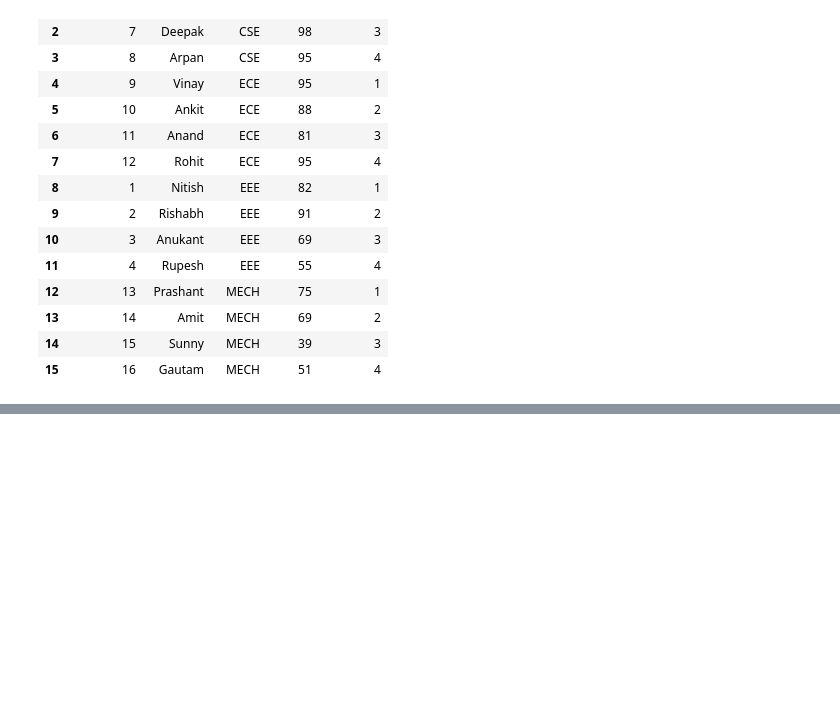
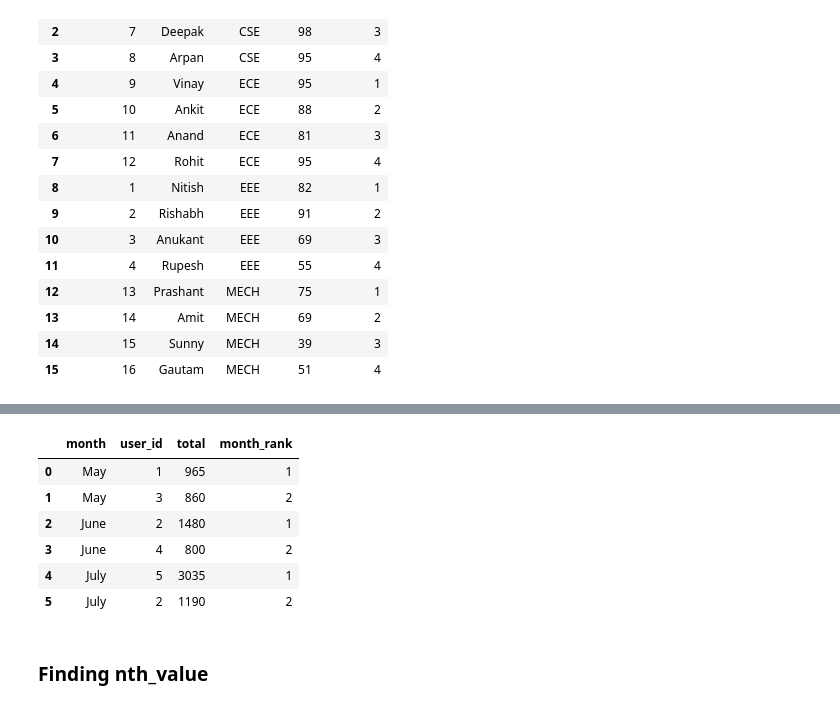
Before and after one commit to ndangol4873/ML_NOTE, a Jupyter notebook: SQL/Python_4_sql/Window_function.ipynb, the cells around one changed output, grey strips where cells are left out. Drawn from its saved outputs; the diff is of its cells as text; code cells hidden in the pictures; blank space fills up the shorter version.

```diff
--- a/SQL/Python_4_sql/Window_function.ipynb
+++ b/SQL/Python_4_sql/Window_function.ipynb
@@ -278,0 +289,23 @@ Error creating table: The truth value of a DataFrame is ambiguous. Use a.empty,
+# %%
+## Each Customer Each Month Expense
+sql = """
+select * from (
+                select monthname(date) month , user_id, sum(amount) total ,
+                rank() over (partition by monthname(date) order by sum(amount) desc) month_rank
+                from orders
+                group by 1,2
+               ) t
+where t.month_rank <3
+order by t.month desc
+"""
+mysql_conn.select_table_query(sql)
+# %% [output]
+|  | month | user_id | total | month_rank |
+| 0 | May | 1 | 965 | 1 |
+| 1 | May | 3 | 860 | 2 |
+| 2 | June | 2 | 1480 | 1 |
+| 3 | June | 4 | 800 | 2 |
+| 4 | July | 5 | 3035 | 1 |
+| 5 | July | 2 | 1190 | 2 |
+# %% [markdown]
+### Finding nth_value
```
Also changed, not shown: parts of 18 cells of this notebook, 11 other files.
